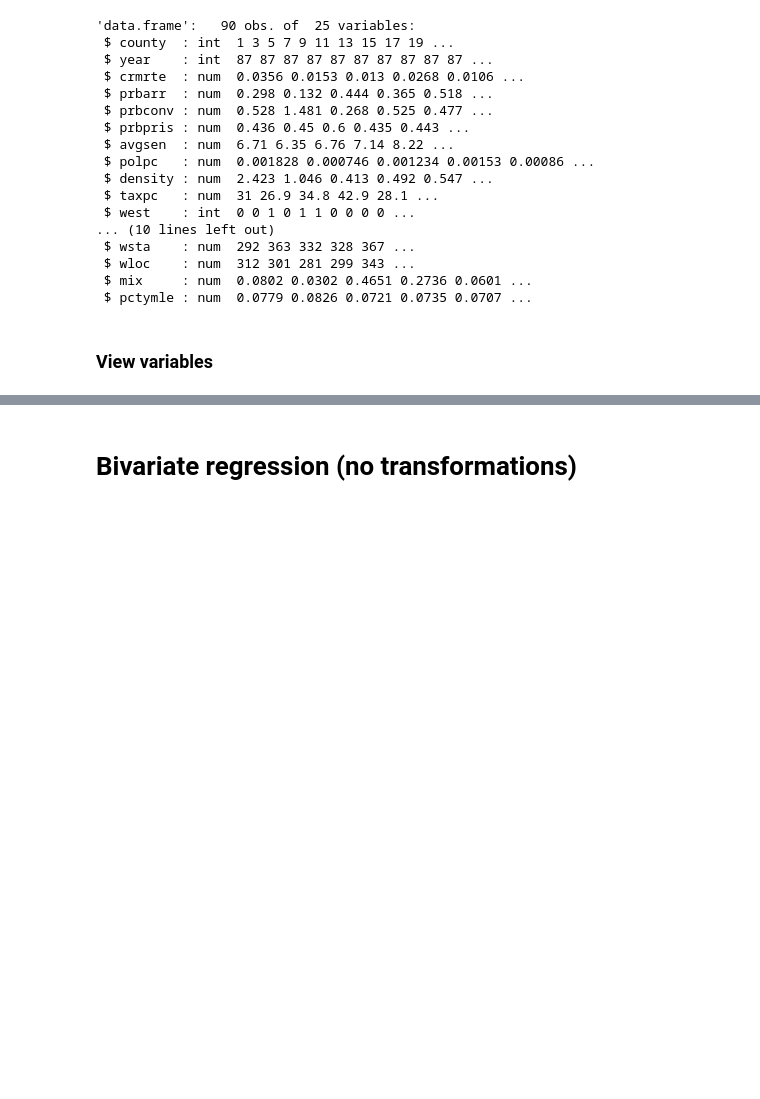
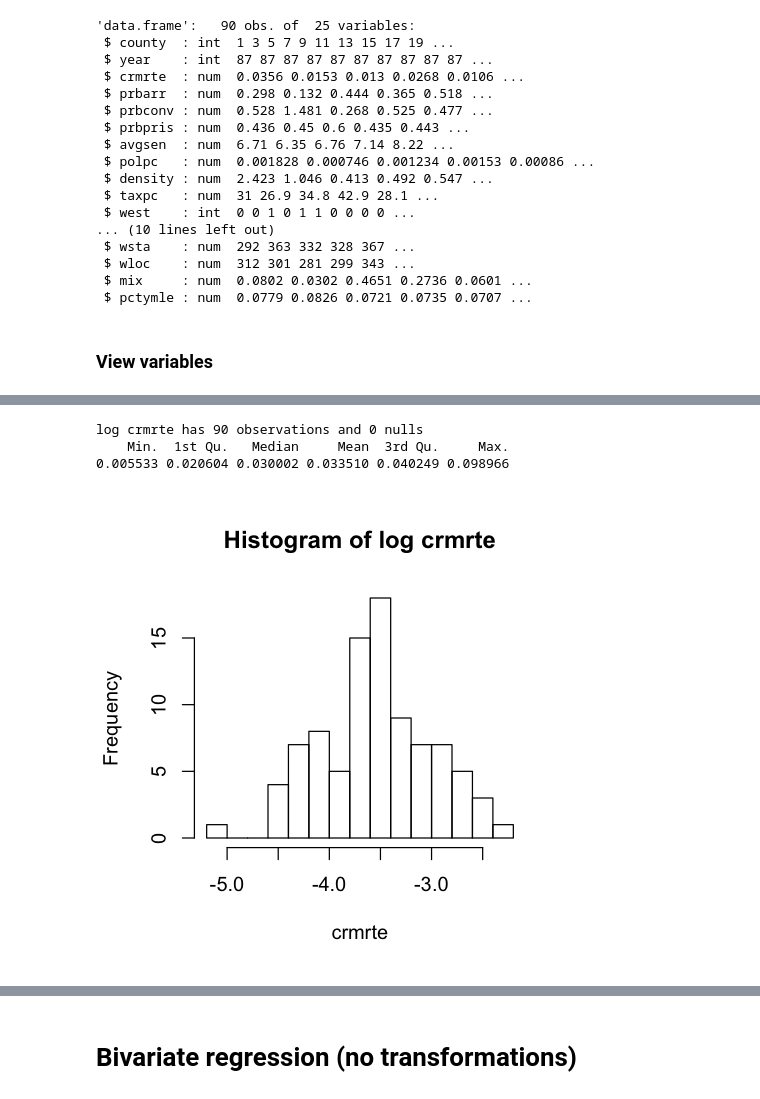
Before and after one commit to ramirocadavid/w203-Lab3, a Jupyter notebook: lab3_eda_katie.ipynb, the cells around one changed output, grey strips where cells are left out. Cells and saved outputs as stored; diff of their text form; code cells hidden in the pictures; blank space fills up the shorter version.

```diff
--- a/lab3_eda_katie.ipynb
+++ b/lab3_eda_katie.ipynb
@@ -199,3 +199,16 @@ prbpris has 90 observations and 0 nulls
  0.1500  0.3642  0.4222  0.4106  0.4576  0.6000
 [figure]
 ... (38 outputs left out)
+# %%
+hist_log = function(colname){
+    hist(log(crime[,colname]), main=paste("Histogram of log",colname), xlab=colname, breaks = 15)
+    cat(paste("log", colname, "has", length(na.omit(crime[,colname])), "observations and", sum(is.na(crime[,colname])), "nulls\n"))
+    print(summary(crime[,colname]))
+}
+# %%
+hist_log("crmrte")
+# %% [output]
+log crmrte has 90 observations and 0 nulls
+    Min.  1st Qu.   Median     Mean  3rd Qu.     Max.
+0.005533 0.020604 0.030002 0.033510 0.040249 0.098966
+[figure, added]
```
Also changed, not shown: parts of 42 cells of this notebook.
